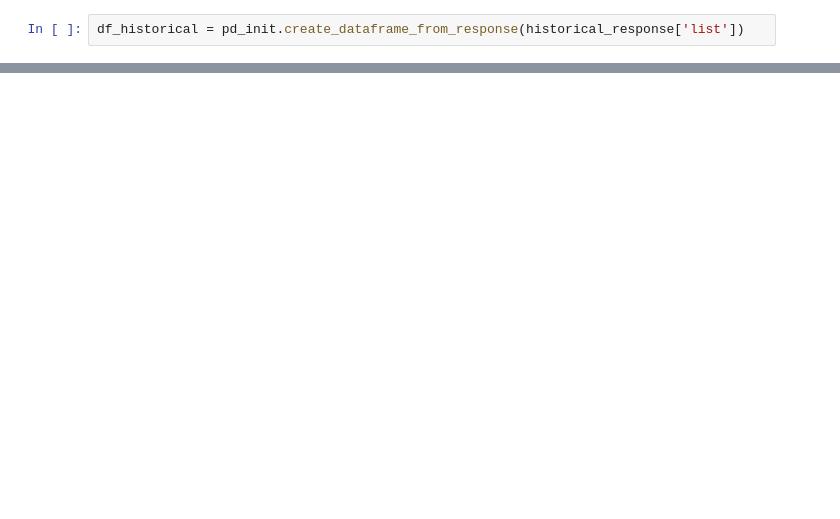
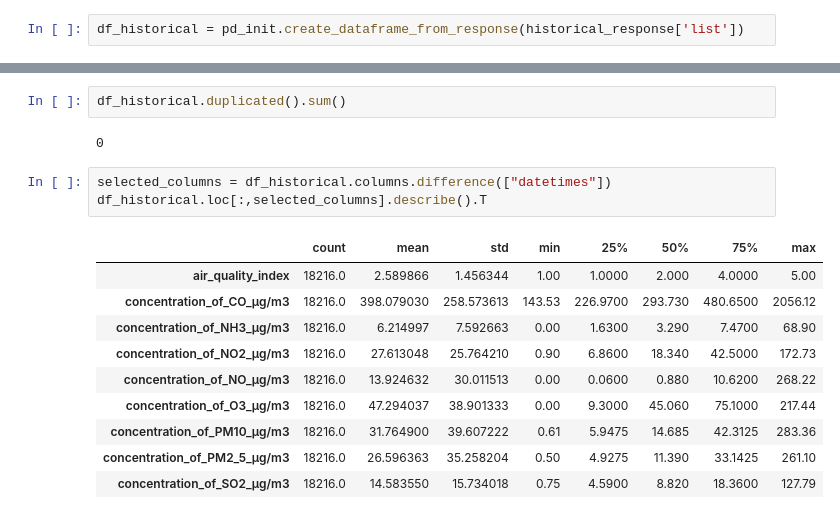
Before and after one commit to GALACICEK/APIProject, a Jupyter notebook: test.ipynb, the cells around one changed output, grey strips where cells are left out. Cells and saved outputs as stored; diff of their text form; blank space fills up the shorter version.

```diff
--- a/test.ipynb
+++ b/test.ipynb
@@ -77,0 +101,18 @@ df_historical.sample(3)
+# %%
+df_historical.duplicated().sum()
+# %% [output]
+0
+# %%
+selected_columns = df_historical.columns.difference(["datetimes"])
+df_historical.loc[:,selected_columns].describe().T
+# %% [output]
+|  | count | mean | std | min | 25% | 50% | 75% | max |
+| air_quality_index | 18216.0 | 2.589866 | 1.456344 | 1.00 | 1.0000 | 2.000 | 4.0000 | 5.00 |
+| concentration_of_CO_μg/m3 | 18216.0 | 398.079030 | 258.573613 | 143.53 | 226.9700 | 293.730 | 480.6500 | 2056.12 |
+| concentration_of_NH3_μg/m3 | 18216.0 | 6.214997 | 7.592663 | 0.00 | 1.6300 | 3.290 | 7.4700 | 68.90 |
+| concentration_of_NO2_μg/m3 | 18216.0 | 27.613048 | 25.764210 | 0.90 | 6.8600 | 18.340 | 42.5000 | 172.73 |
+| concentration_of_NO_μg/m3 | 18216.0 | 13.924632 | 30.011513 | 0.00 | 0.0600 | 0.880 | 10.6200 | 268.22 |
+| concentration_of_O3_μg/m3 | 18216.0 | 47.294037 | 38.901333 | 0.00 | 9.3000 | 45.060 | 75.1000 | 217.44 |
+| concentration_of_PM10_μg/m3 | 18216.0 | 31.764900 | 39.607222 | 0.61 | 5.9475 | 14.685 | 42.3125 | 283.36 |
+| concentration_of_PM2_5_μg/m3 | 18216.0 | 26.596363 | 35.258204 | 0.50 | 4.9275 | 11.390 | 33.1425 | 261.10 |
+| concentration_of_SO2_μg/m3 | 18216.0 | 14.583550 | 15.734018 | 0.75 | 4.5900 | 8.820 | 18.3600 | 127.79 |
```
Also changed, not shown: parts of 16 cells of this notebook.
